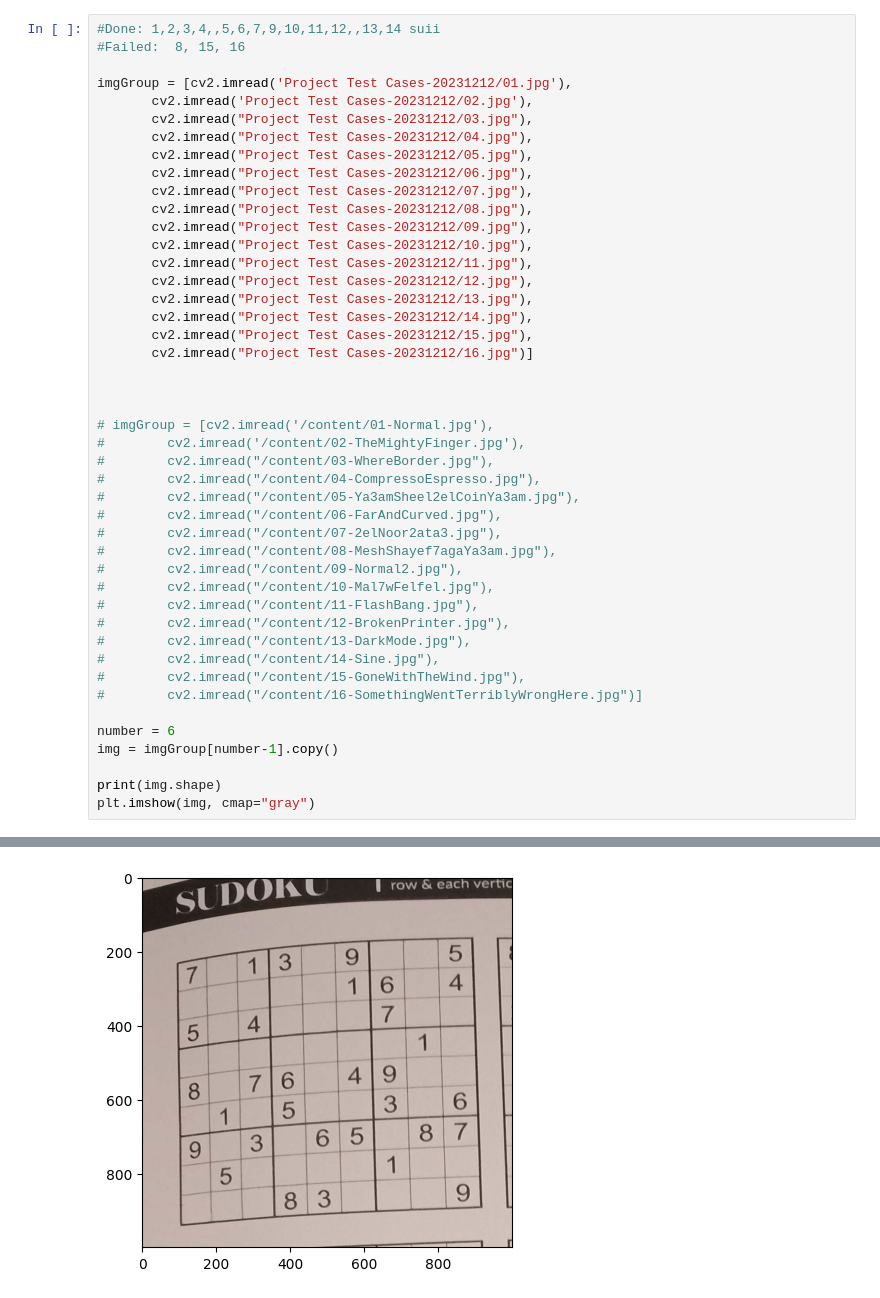
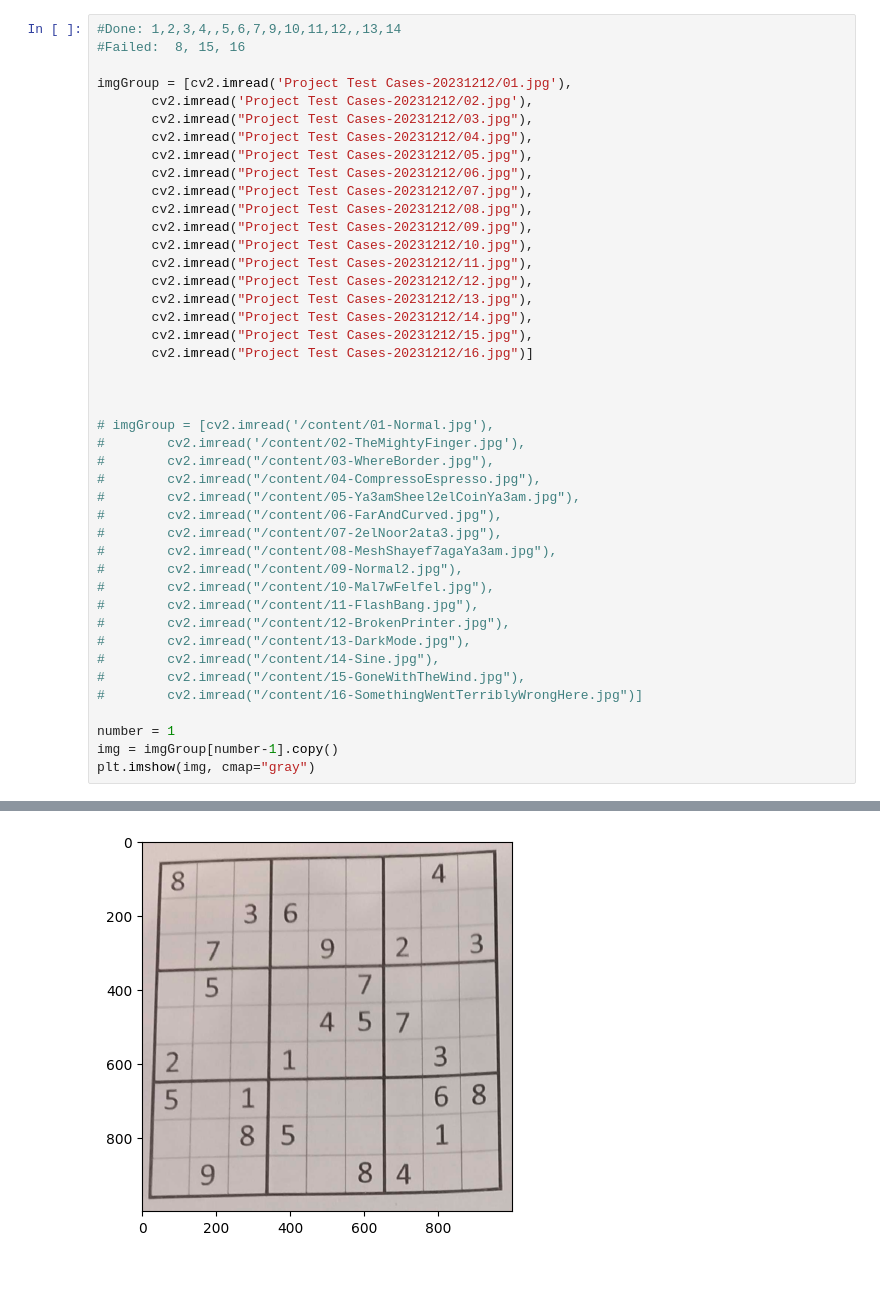
Before and after one commit to youssef-mohamed1809/Sudoku-Image-Processing, a Jupyter notebook: Project_CV_Final.ipynb, the cells around one changed output, grey strips where cells are left out. Drawn from its saved outputs; the diff is of its cells as text.

```diff
--- a/Project_CV_Final.ipynb
+++ b/Project_CV_Final.ipynb
@@ -12,5 +10,5 @@ Load the Image
 # %%
-#Done: 1,2,3,4,,5,6,7,9,10,11,12,,13,14 suii
+#Done: 1,2,3,4,,5,6,7,9,10,11,12,,13,14
 #Failed:  8, 15, 16
 
 imgGroup = [cv2.imread('Project Test Cases-20231212/01.jpg'),
@@ -49,9 +47,7 @@ imgGroup = [cv2.imread('Project Test Cases-20231212/01.jpg'),
 #        cv2.imread("/content/15-GoneWithTheWind.jpg"),
 #        cv2.imread("/content/16-SomethingWentTerriblyWrongHere.jpg")]
 
-number = 6
+number = 1
 img = imgGroup[number-1].copy()
-
-print(img.shape)
 plt.imshow(img, cmap="gray")
 # %% [output]
@@ -60,2 +55,2 @@ plt.imshow(img, cmap="gray")
-[figure, old version]
+[figure, new version]
 # %% [markdown]
```
Also changed, not shown: parts of 33 cells of this notebook.
